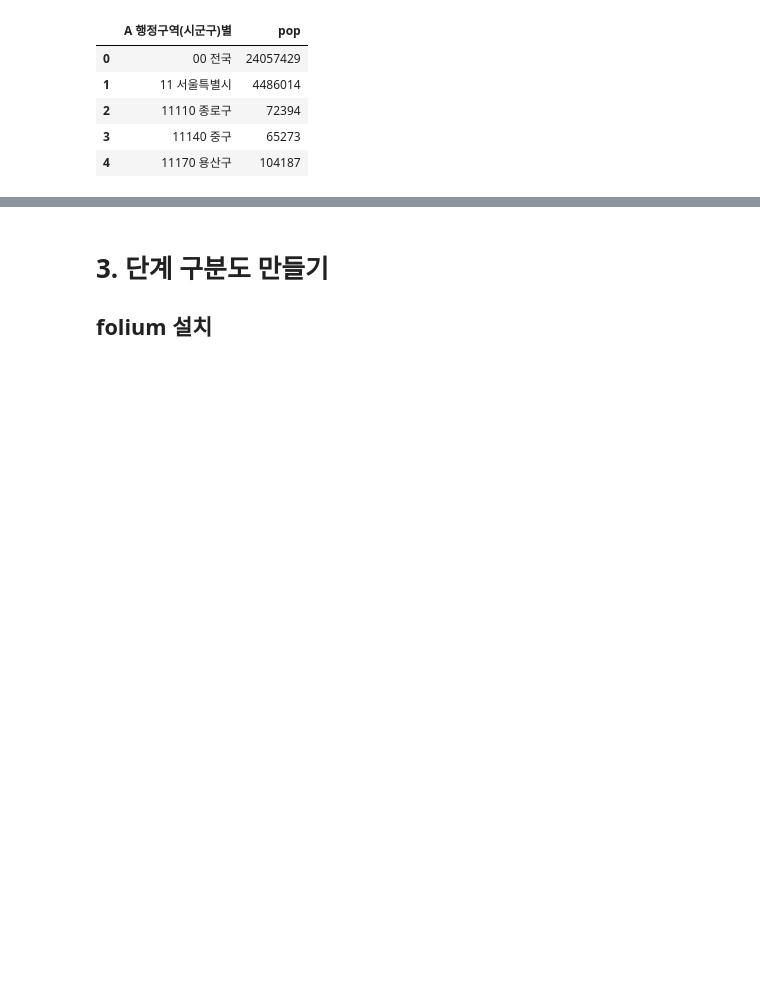
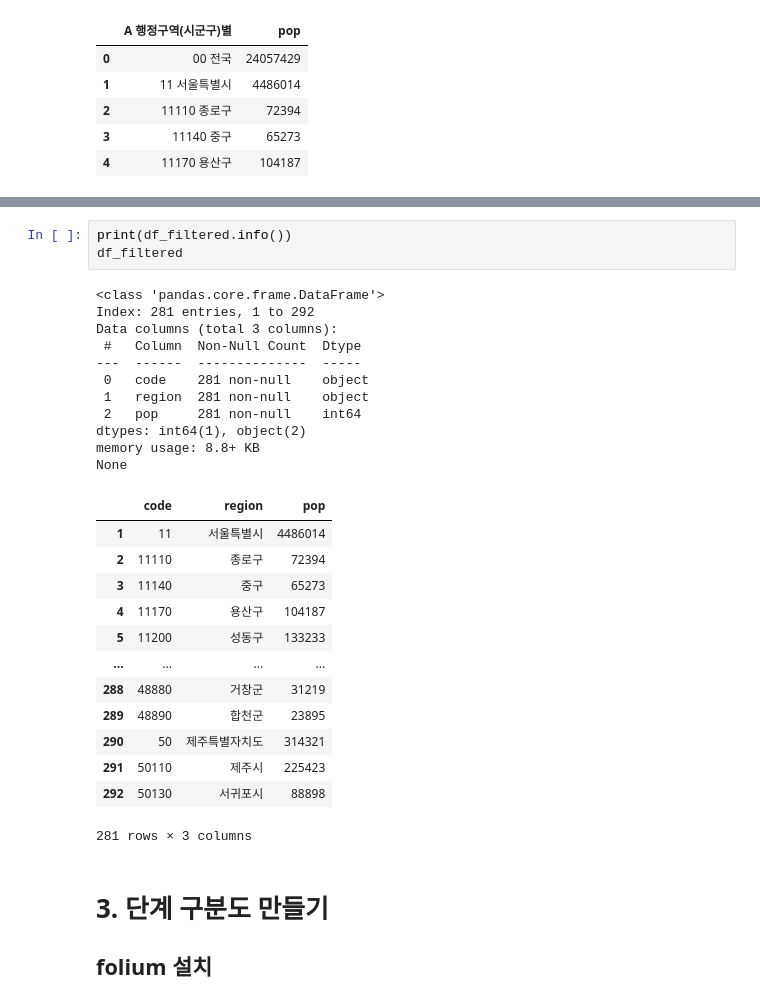
Before and after one commit to online5880/doit_python_da, a Jupyter notebook: chapter_11(map_visualization)/11_1.ipynb, the cells around one changed output, grey strips where cells are left out. Drawn from its saved outputs; the diff is of its cells as text; blank space fills up the shorter version.

```diff
--- a/chapter_11(map_visualization)/11_1.ipynb
+++ b/chapter_11(map_visualization)/11_1.ipynb
@@ -168,3 +131,31 @@ memory usage: 8.8+ KB
+# %%
+print(df_filtered.info())
+df_filtered
+# %% [output]
+<class 'pandas.core.frame.DataFrame'>
+Index: 281 entries, 1 to 292
+Data columns (total 3 columns):
+ #   Column  Non-Null Count  Dtype
+---  ------  --------------  -----
+ 0   code    281 non-null    object
+ 1   region  281 non-null    object
+ 2   pop     281 non-null    int64
+dtypes: int64(1), object(2)
+memory usage: 8.8+ KB
+None
+|  | code | region | pop |
+| 1 | 11 | 서울특별시 | 4486014 |
+| 2 | 11110 | 종로구 | 72394 |
+| 3 | 11140 | 중구 | 65273 |
+| 4 | 11170 | 용산구 | 104187 |
+| 5 | 11200 | 성동구 | 133233 |
+| ... | ... | ... | ... |
+| 288 | 48880 | 거창군 | 31219 |
+| 289 | 48890 | 합천군 | 23895 |
+| 290 | 50 | 제주특별자치도 | 314321 |
+| 291 | 50110 | 제주시 | 225423 |
+| 292 | 50130 | 서귀포시 | 88898 |
+281 rows × 3 columns
 # %% [markdown]
 # 3. 단계 구분도 만들기
 ## folium 설치
```
Also changed, not shown: parts of 16 cells of this notebook, 3 other files.
